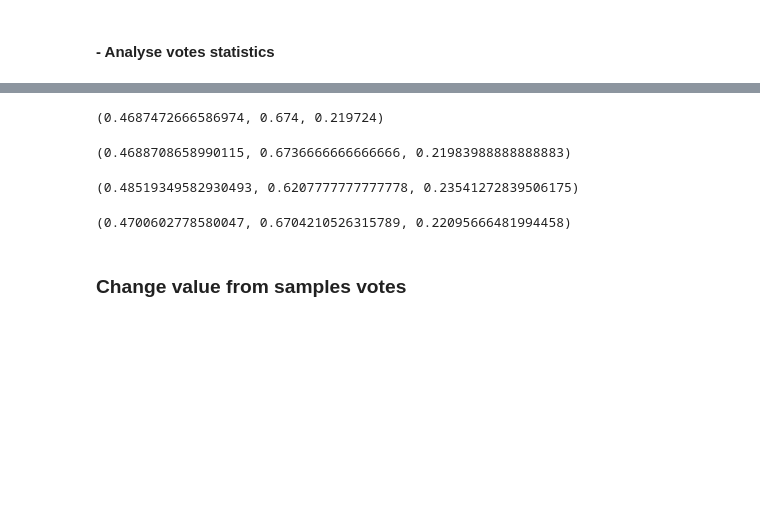
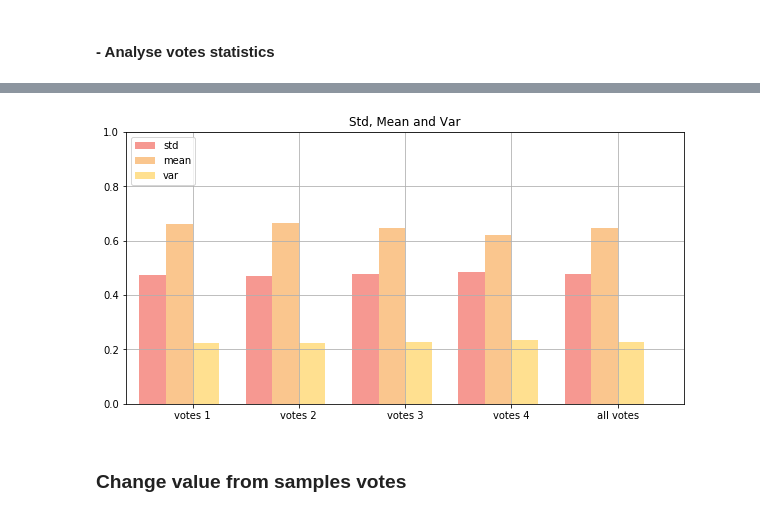
Before and after one commit to naiieandrade/tcc-studies, a Jupyter notebook: dirichlet-distribution.ipynb, the cells around one changed output, grey strips where cells are left out. Cells and saved outputs as stored; diff of their text form; code cells hidden in the pictures; blank space fills up the shorter version.

```diff
--- a/dirichlet-distribution.ipynb
+++ b/dirichlet-distribution.ipynb
@@ -288,19 +225,10 @@ votes1.std(), votes1.mean(), votes1.var()
-# %%
-votes2.std(), votes2.mean(), votes2.var()
-# %% [output]
-(0.4687472666586974, 0.674, 0.219724)
-# %%
-votes3.std(), votes3.mean(), votes3.var()
-# %% [output]
-(0.4688708658990115, 0.6736666666666666, 0.21983988888888883)
-# %%
-votes4.std(), votes4.mean(), votes4.var()
-# %% [output]
-(0.48519349582930493, 0.6207777777777778, 0.23541272839506175)
-# %%
-votes.std(), votes.mean(), votes.var()
-# %% [output]
-(0.4700602778580047, 0.6704210526315789, 0.22095666481994458)
+# %%
+raw_data = df_raw_data(votes1, votes2, votes3, votes)
+df_votes_math = pd.DataFrame(raw_data, columns = ['votes', 'std', 'mean', 'var'])
+# %%
+plot_compare_votes_group(df_votes_math)
+# %% [output]
+[figure, added]
 # %% [markdown]
 ### Change value from samples votes
 # %%
```
Also changed, not shown: parts of 72 cells of this notebook.
